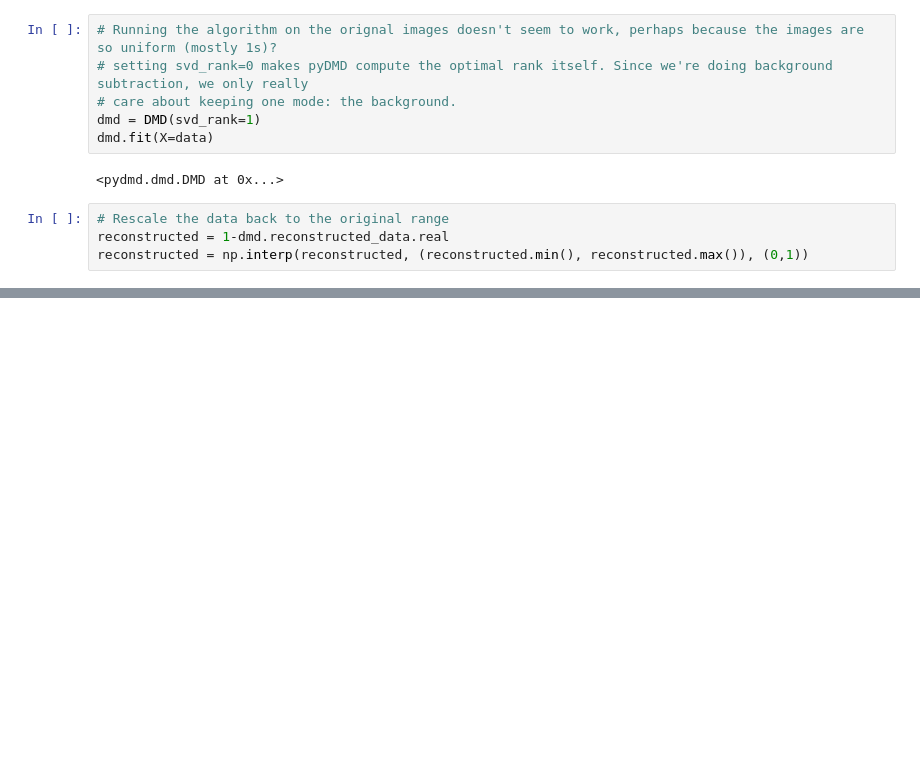
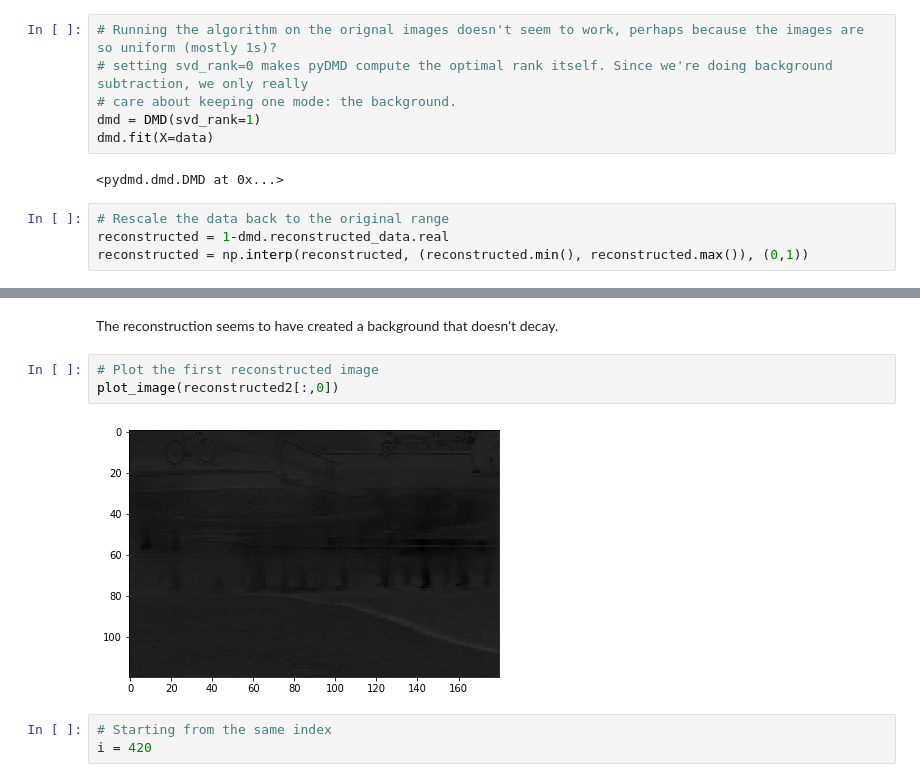
Before and after one commit to haakonrob/DMD-and-CS-for-object-detection, a Jupyter notebook: notebooks/background_subtraction.ipynb, the cells around one changed output, grey strips where cells are left out. Cells and saved outputs as stored; diff of their text form; blank space fills up the shorter version.

```diff
--- a/notebooks/background_subtraction.ipynb
+++ b/notebooks/background_subtraction.ipynb
@@ -126,0 +135,10 @@ array([[0., 0., 0., ..., 0., 0., 0.],
+# %% [markdown]
+The reconstruction seems to have created a background that doesn't decay.
+# %%
+# Plot the first reconstructed image
+plot_image(reconstructed2[:,0])
+# %% [output]
+[figure, added]
+# %%
+# Starting from the same index
+i = 420
```
Also changed, not shown: parts of 12 cells of this notebook.
